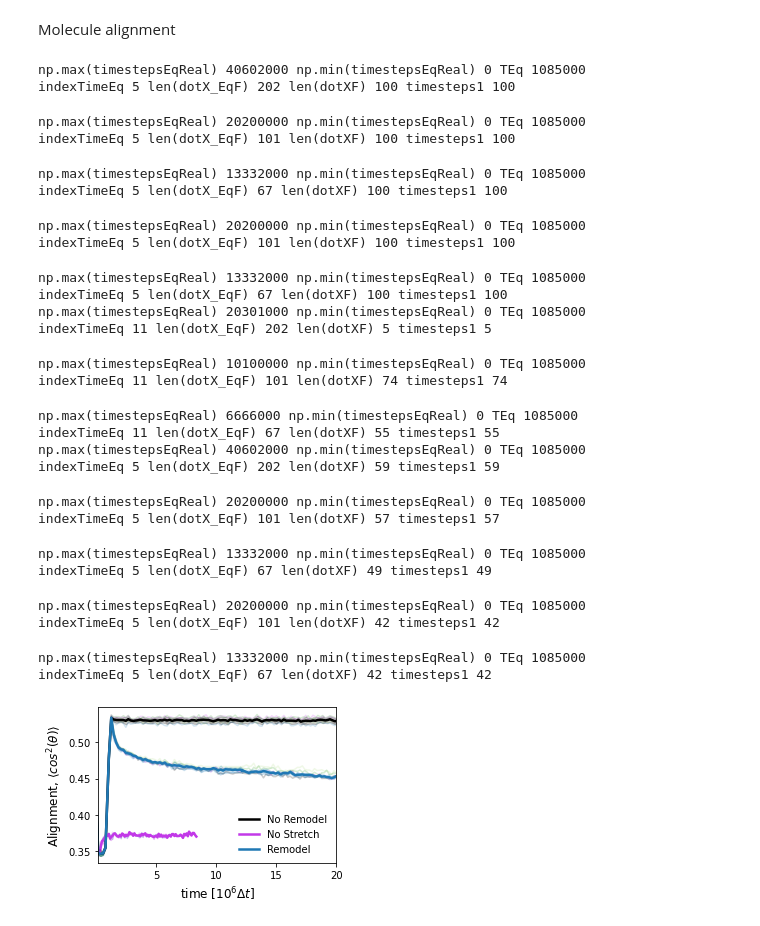
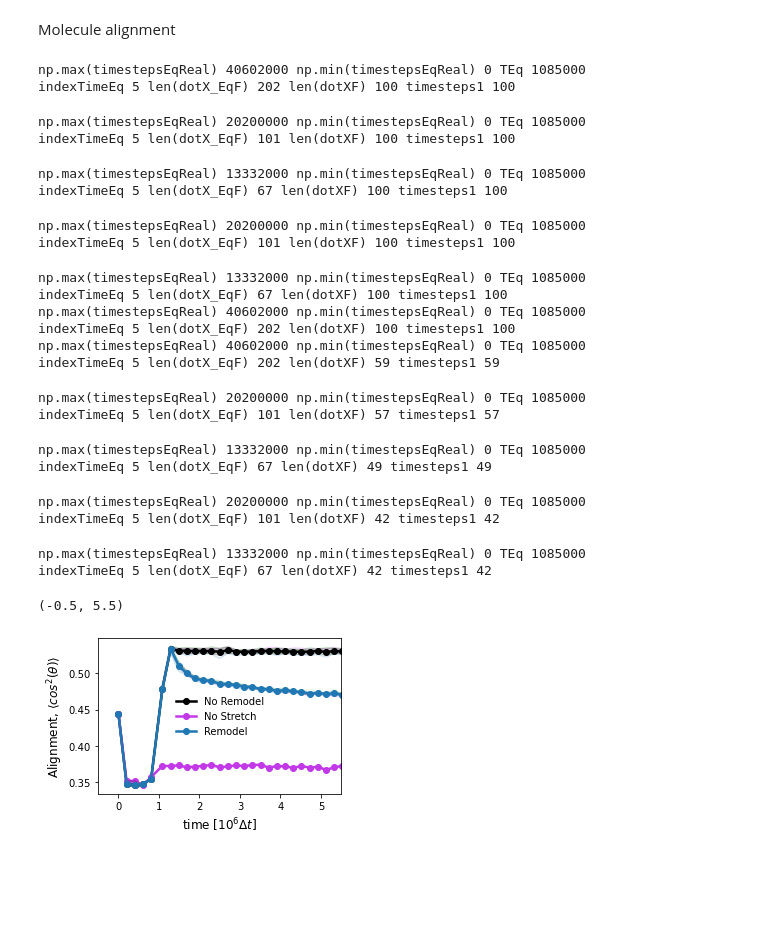
Before and after one commit to Billie1717/CollagenMemory, a Jupyter notebook: Figures/FigAlignment/Mechanics.ipynb, the cells around one changed output. Saved outputs shown, nothing was run; the diff lists cells and outputs as text; code cells hidden in the pictures; blank space fills up the shorter version.

```diff
--- a/Figures/FigAlignment/Mechanics.ipynb
+++ b/Figures/FigAlignment/Mechanics.ipynb
@@ -168,13 +168,13 @@ for ff in range(3):
     MolTot = []
     folderhandle = folderhandles[ff]
     if ff == 0 or ff==2:
-        seeds = "1 2 3 4 5".split()
-        seeds2 = "1 2 3 2 3".split()
+        seeds = "1 2 3 4 5".split() #
+        seeds2 = "1 2 3 2 3".split() #2 3 2 3
         frame = 202000
     elif ff == 1:
-        seeds = "1 2 3".split()
-        seeds2 = "1 2 3".split()
-        frame = 101000
+        seeds = "1".split()
+        seeds2 = "1".split()
+        frame = 202000
 
     for s in range(len(seeds)):
         name = "MolAlignrun_seed"+seeds[s]
@@ -235,48 +235,46 @@ for ff in range(3):
 
     # Fill in available data for each array
     for i, arr in enumerate(MolTot):
         masked[i, :len(arr)] = arr
         masked.mask[i, :len(arr)] = False  # unmask valid entries
 
     MolTotAv = masked.mean(axis=0).filled(np.nan)
     MolTotStd = masked.std(axis=0).filled(np.nan)
     time = Times[longest_idx]
-    ax.plot(np.divide(time,1e6),MolTotAv,color = clrs[ff],linewidth = 2.5,label = labels[ff])
+    ax.plot(np.divide(time,1e6),MolTotAv,color = clrs[ff],linewidth = 2.5,label = labels[ff],marker = "o")
     ax.fill_between(np.divide(time,1e6),np.subtract(MolTotAv,MolTotStd),np.add(MolTotAv,MolTotStd),color = clrs[ff],alpha = 0.2)
 
 ax.set_xlabel(r"time [$10^6\Delta t$]",fontsize =fs2)
 ax.set_ylabel(r'Alignment, $\langle cos^{2}(\theta)\rangle$',fontsize =fs2)
-ax.set_xlim([0.2,20])
+ax.set_xlim([-0.2,20])
 #ax.set_ylim([0.33,0.6])
 ax.legend(frameon=False)
 fig.tight_layout()
-fig.savefig(plotsdir+'MolAlign_NoRemodelVsNoStretch.pdf')
+ax.set_xlim([-0.5,5.5])
+#fig.savefig(plotsdir+'MolAlign_NoRemodelVsNoStretch.pdf')
 #ax[1].set_xlim([0.5,5])
 # %% [output]
 np.max(timestepsEqReal) 40602000 np.min(timestepsEqReal) 0 TEq 1085000
 indexTimeEq 5 len(dotX_EqF) 202 len(dotXF) 100 timesteps1 100
 np.max(timestepsEqReal) 20200000 np.min(timestepsEqReal) 0 TEq 1085000
 indexTimeEq 5 len(dotX_EqF) 101 len(dotXF) 100 timesteps1 100
 np.max(timestepsEqReal) 13332000 np.min(timestepsEqReal) 0 TEq 1085000
 indexTimeEq 5 len(dotX_EqF) 67 len(dotXF) 100 timesteps1 100
 np.max(timestepsEqReal) 20200000 np.min(timestepsEqReal) 0 TEq 1085000
 indexTimeEq 5 len(dotX_EqF) 101 len(dotXF) 100 timesteps1 100
 np.max(timestepsEqReal) 13332000 np.min(timestepsEqReal) 0 TEq 1085000
 indexTimeEq 5 len(dotX_EqF) 67 len(dotXF) 100 timesteps1 100
-np.max(timestepsEqReal) 20301000 np.min(timestepsEqReal) 0 TEq 1085000
-indexTimeEq 11 len(dotX_EqF) 202 len(dotXF) 5 timesteps1 5
+np.max(timestepsEqReal) 40602000 np.min(timestepsEqReal) 0 TEq 1085000
+indexTimeEq 5 len(dotX_EqF) 202 len(dotXF) 100 timesteps1 100
+np.max(timestepsEqReal) 40602000 np.min(timestepsEqReal) 0 TEq 1085000
+indexTimeEq 5 len(dotX_EqF) 202 len(dotXF) 59 timesteps1 59
-np.max(timestepsEqReal) 10100000 np.min(timestepsEqReal) 0 TEq 1085000
-indexTimeEq 11 len(dotX_EqF) 101 len(dotXF) 74 timesteps1 74
+np.max(timestepsEqReal) 20200000 np.min(timestepsEqReal) 0 TEq 1085000
+indexTimeEq 5 len(dotX_EqF) 101 len(dotXF) 57 timesteps1 57
-np.max(timestepsEqReal) 6666000 np.min(timestepsEqReal) 0 TEq 1085000
-indexTimeEq 11 len(dotX_EqF) 67 len(dotXF) 55 timesteps1 55
-np.max(timestepsEqReal) 40602000 np.min(timestepsEqReal) 0 TEq 1085000
-indexTimeEq 5 len(dotX_EqF) 202 len(dotXF) 59 timesteps1 59
+np.max(timestepsEqReal) 13332000 np.min(timestepsEqReal) 0 TEq 1085000
+indexTimeEq 5 len(dotX_EqF) 67 len(dotXF) 49 timesteps1 49
 np.max(timestepsEqReal) 20200000 np.min(timestepsEqReal) 0 TEq 1085000
-indexTimeEq 5 len(dotX_EqF) 101 len(dotXF) 57 timesteps1 57
+indexTimeEq 5 len(dotX_EqF) 101 len(dotXF) 42 timesteps1 42
 np.max(timestepsEqReal) 13332000 np.min(timestepsEqReal) 0 TEq 1085000
-indexTimeEq 5 len(dotX_EqF) 67 len(dotXF) 49 timesteps1 49
+indexTimeEq 5 len(dotX_EqF) 67 len(dotXF) 42 timesteps1 42
-np.max(timestepsEqReal) 20200000 np.min(timestepsEqReal) 0 TEq 1085000
-indexTimeEq 5 len(dotX_EqF) 101 len(dotXF) 42 timesteps1 42
+(-0.5, 5.5)
-np.max(timestepsEqReal) 13332000 np.min(timestepsEqReal) 0 TEq 1085000
-indexTimeEq 5 len(dotX_EqF) 67 len(dotXF) 42 timesteps1 42
-[figure, old version]
+[figure, new version]
```
Also changed, not shown: parts of 1 cell of this notebook, 57 other files.
